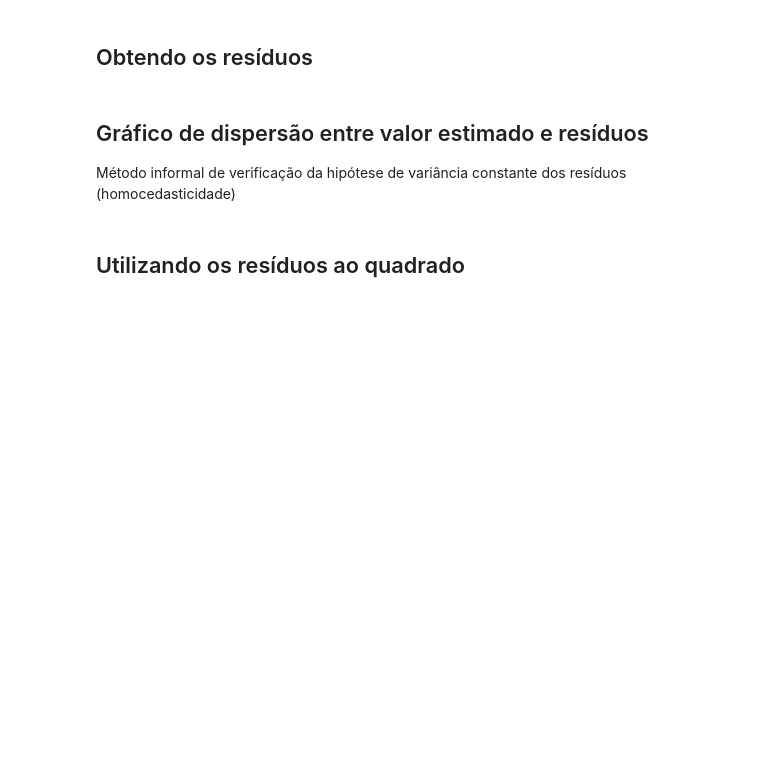
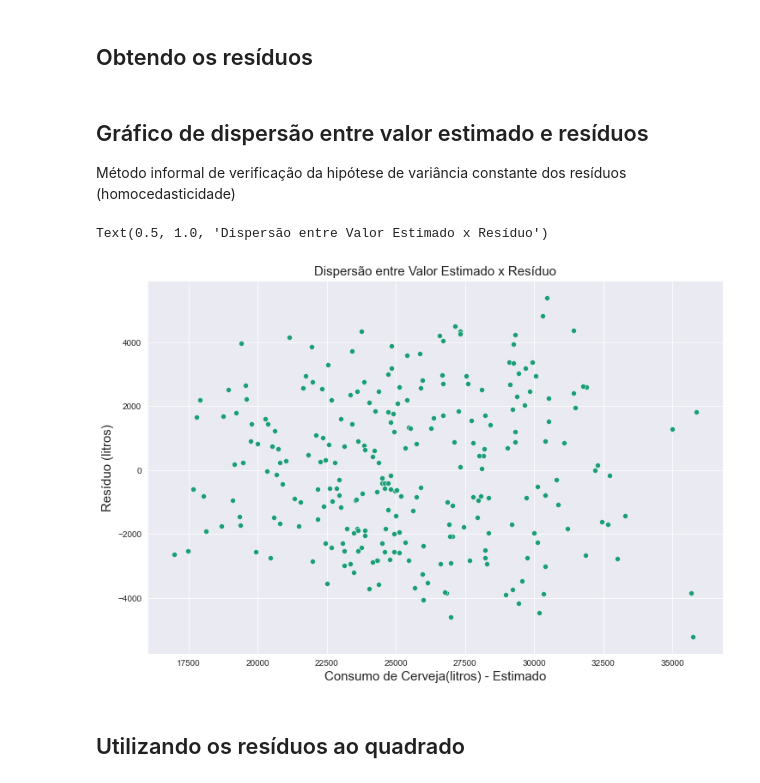
Before and after one commit to ciqueti/reg-linear, a Jupyter notebook: Projeto/Regressão Linear.ipynb, the cells around one changed output. Saved outputs shown, nothing was run; the diff lists cells and outputs as text; code cells hidden in the pictures; blank space fills up the shorter version.

```diff
--- a/Projeto/Regressão Linear.ipynb
+++ b/Projeto/Regressão Linear.ipynb
@@ -420,9 +528,20 @@ https://seaborn.pydata.org/generated/seaborn.scatterplot.html
 # %% [markdown]
 ## Obtendo os resíduos
+# %%
+residuo = y_train - y_previsto_train
 # %% [markdown]
 ## Gráfico de dispersão entre valor estimado e resíduos
 
 Método informal de verificação da hipótese de variância constante dos resíduos (homocedasticidade)
+# %%
+ax = sns.scatterplot(x=y_previsto_train, y=residuo)
+ax.figure.set_size_inches(12,8)
+ax.set_xlabel('Consumo de Cerveja(litros) - Estimado', fontsize=15)
+ax.set_ylabel('Resíduo (litros)', fontsize=15)
+ax.set_title('Dispersão entre Valor Estimado x Resíduo', fontsize=15)
+# %% [output]
+Text(0.5, 1.0, 'Dispersão entre Valor Estimado x Resíduo')
+[figure, added]
 # %% [markdown]
 ## Utilizando os resíduos ao quadrado
 # %% [markdown]
```
Also changed, not shown: parts of 47 cells of this notebook, 5 other files.
